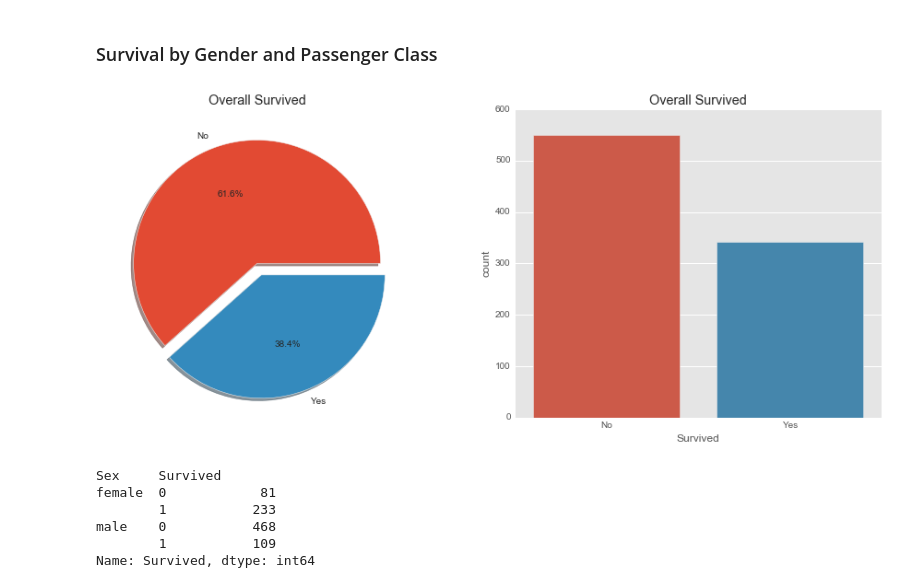
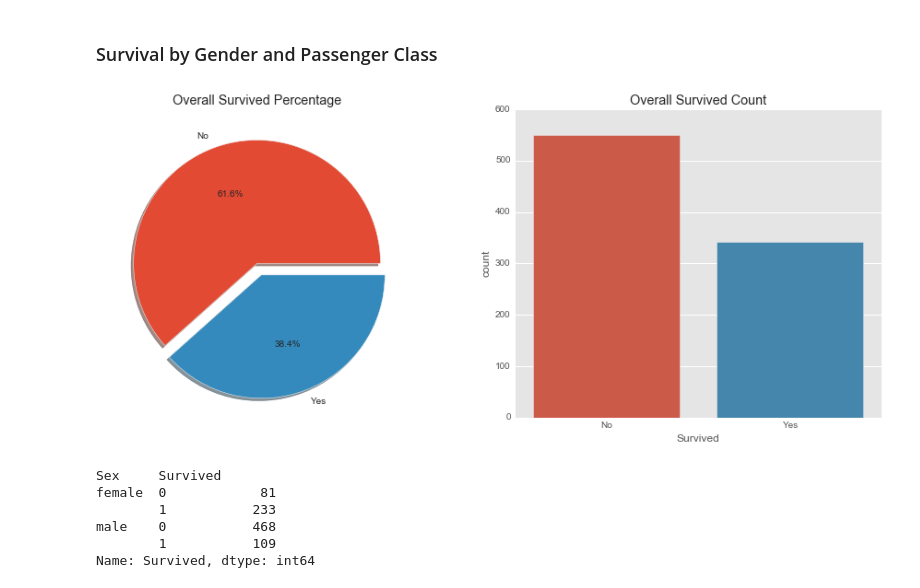
Before and after one commit to pahurlocker/MSDS-422, a Jupyter notebook: Discussion_1/titanic_eda.ipynb, the cells around one changed output. Cells and saved outputs as stored; diff of their text form; code cells hidden in the pictures.

```diff
--- a/Discussion_1/titanic_eda.ipynb
+++ b/Discussion_1/titanic_eda.ipynb
@@ -119,14 +121,14 @@ plt.show()
 # %%
 fig,axs=plt.subplots(1,2,figsize=(14,6))
 df_train.Survived.value_counts().plot.pie(explode=[0,0.1],autopct='%1.1f%%',labels=['No','Yes'],ax=axs[0],shadow=True)
-axs[0].set_title('Overall Survived')
+axs[0].set_title('Overall Survived Percentage')
 axs[0].set_ylabel('')
 sns.countplot('Survived',data=df_train,ax=axs[1])
-axs[1].set_title('Overall Survived')
+axs[1].set_title('Overall Survived Count')
 axs[1].set_xticklabels(['No','Yes'])
 plt.show()
 # %% [output]
-[figure, old version]
+[figure, new version]
 # %%
 df_train.groupby(['Sex','Survived'])['Survived'].count()
 # %% [output]
```
Also changed, not shown: parts of 1 cell of this notebook.
